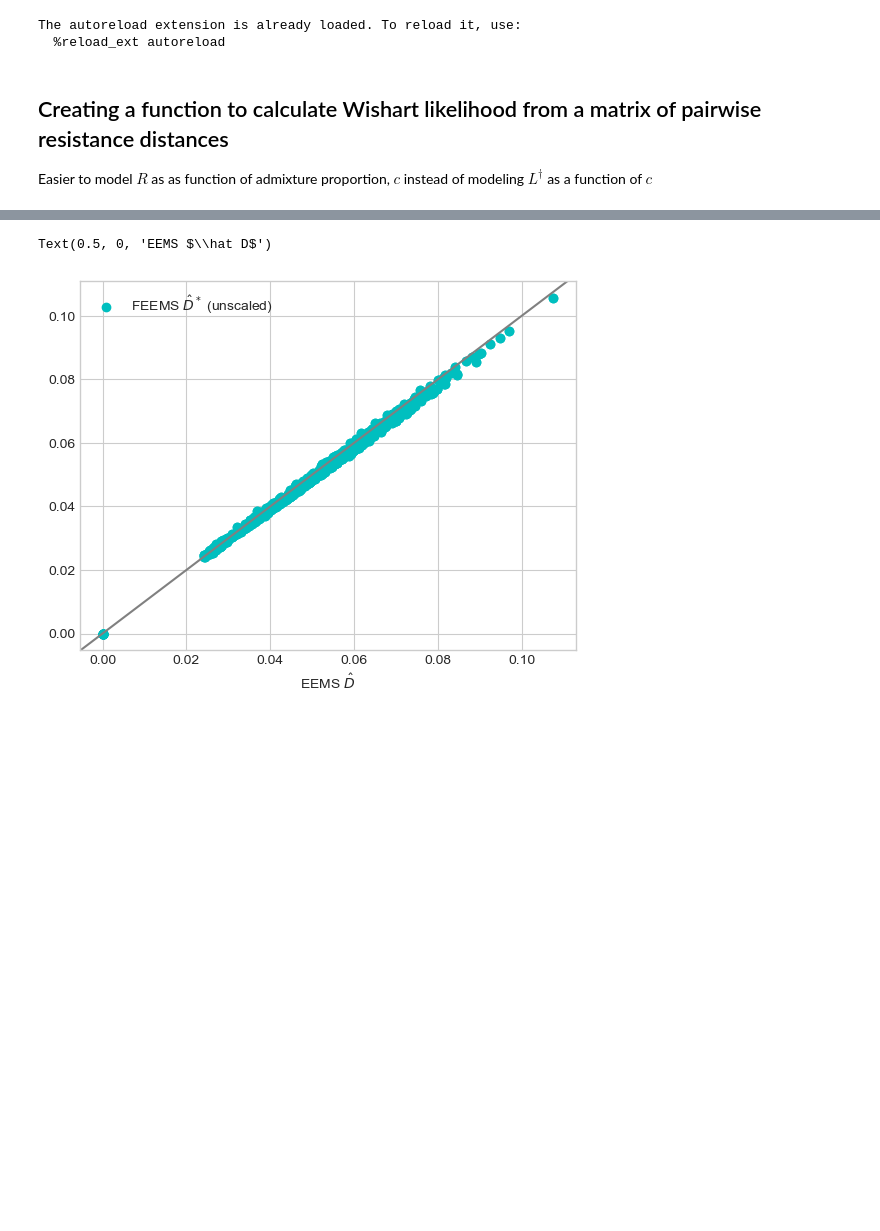
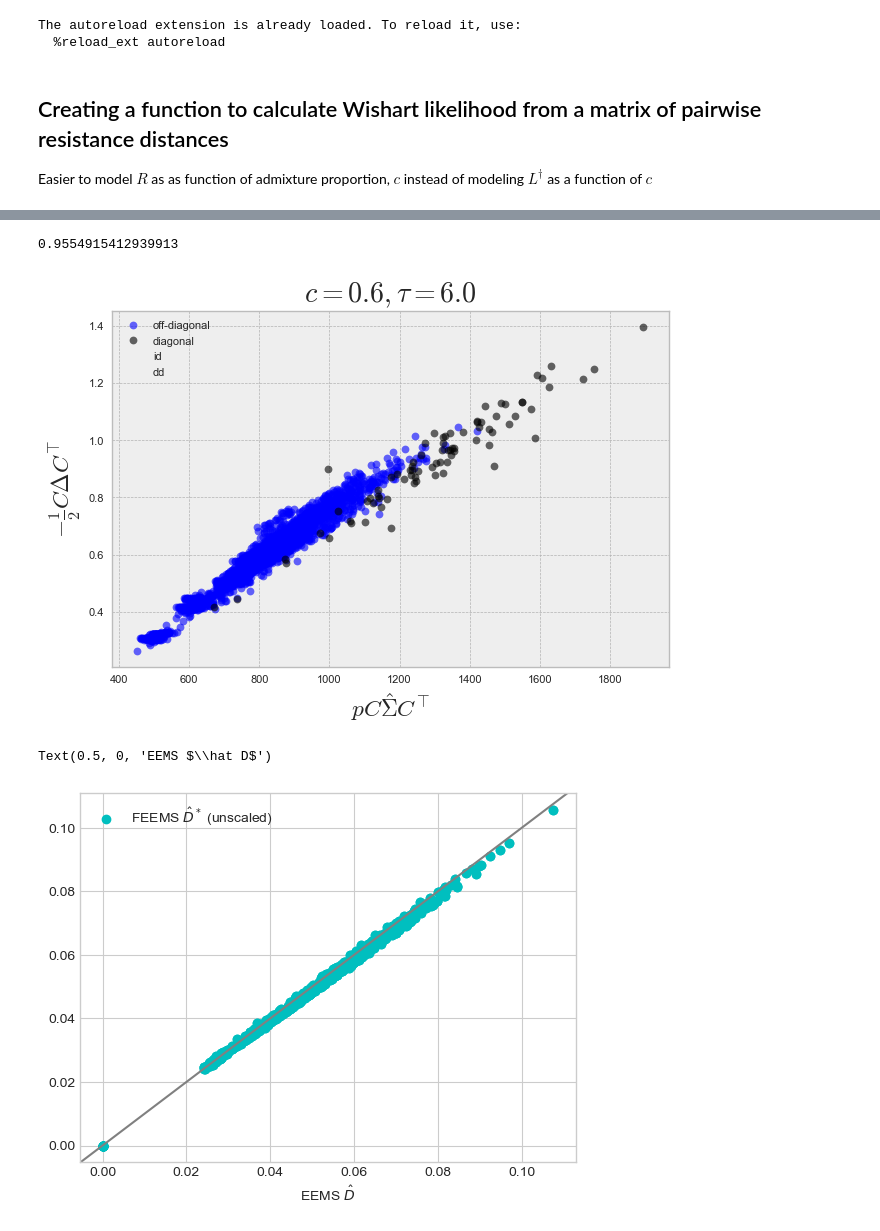
Before and after one commit to NovembreLab/feems, a Jupyter notebook: docs/notebooks/est-long-range.ipynb, the cells around one changed output, grey strips where cells are left out. Cells and saved outputs as stored; diff of their text form; code cells hidden in the pictures; blank space fills up the shorter version.

```diff
--- a/docs/notebooks/est-long-range.ipynb
+++ b/docs/notebooks/est-long-range.ipynb
@@ -165,0 +306,23 @@ array([[ 0.5503002 ,  0.29113963,  0.16808189, ..., -0.06377159,
+# %%
+C = np.vstack((-np.ones(sp_graph.n_observed_nodes-1),np.eye(sp_graph.n_observed_nodes-1))).T
+
+Dstar = squareform(pdist(sp_graph.frequencies,"sqeuclidean"))/1500
+
+Rmat = -2*obj.Linv + np.reshape(np.diag(obj.Linv),(1,-1)).T @ np.ones((sp_graph.n_observed_nodes,1)).T + np.ones((sp_graph.n_observed_nodes,1)) @ np.reshape(np.diag(obj.Linv),(1,-1))
+resmat = Rmat + np.reshape(1/sp_graph.q,(1,-1)).T @ np.ones((sp_graph.n_observed_nodes,1)).T +  np.ones((sp_graph.n_observed_nodes,1)) @ np.reshape(1/sp_graph.q,(1,-1)) - 2*np.diag(1/sp_graph.q)
+
+c = 0.2; x = 0/sp_graph.q[lrn[0][0]]
+
+resmat[lrn[0][0],lrn[0][1]] = (0.5*c**2-1.5*c+1)*Rmat[lrn[0][0],lrn[0][1]] + (4*c*x-c**2*x+1+c)/sp_graph.q[lrn[0][0]] + (1-c)/sp_graph.q[lrn[0][1]]
+resmat[lrn[0][1],lrn[0][0]] = resmat[lrn[0][0],lrn[0][1]]
+for i in set(range(sp_graph.n_observed_nodes))-set([lrn[0][0],lrn[0][1]]):
+    resmat[i,lrn[0][1]] = (1-c)*(Rmat[i,lrn[0][1]]) + c*Rmat[i,lrn[0][0]] + 0.5*(c**2-c)*Rmat[lrn[0][0],lrn[0][1]] + 1/sp_graph.q[i] + (1-c)/sp_graph.q[lrn[0][1]] + (4*c*x-c**2*x+c)/sp_graph.q[lrn[0][0]]
+    resmat[lrn[0][1],i] = resmat[i,lrn[0][1]]
+
+print(sp.stats.linregress(np.ravel(sp_graph.n_snps*C@sp_graph.S@C.T),np.ravel(-0.5*C@resmat@C.T))[2]**2)
+plt.plot((sp_graph.n_snps*C@sp_graph.S@C.T)[np.tril_indices(sp_graph.n_observed_nodes-1,-1)],(-0.5*C@resmat@C.T)[np.tril_indices(sp_graph.n_observed_nodes-1,-1)],'bo',label='off-diagonal',alpha=0.6); plt.xlabel(r'$pC\hat \Sigma C^\top$'); plt.ylabel(r'$-\frac{1}{2}C\Delta C^\top$');
+plt.plot(np.diag(sp_graph.n_snps*C@sp_graph.S@C.T),np.diag(-0.5*C@resmat@C.T),'ko',label='diagonal',alpha=0.6); plt.title(r'$c={},\tau={}$'.format(0.6,np.ceil(1*sp_graph.q[lrn[0][0]])//2));
+plt.plot((sp_graph.n_snps*C@sp_graph.S@C.T)[:,55],(-0.5*C@resmat@C.T)[:,55],'g+',label='id'); plt.plot((sp_graph.n_snps*C@sp_graph.S@C.T)[55,55],(-0.5*C@resmat@C.T)[55,55],'rx',label='dd'); plt.legend();
+# %% [output]
+0.9554915412939913
+[figure, added]
```
Also changed, not shown: parts of 45 cells of this notebook, 4 other files.
